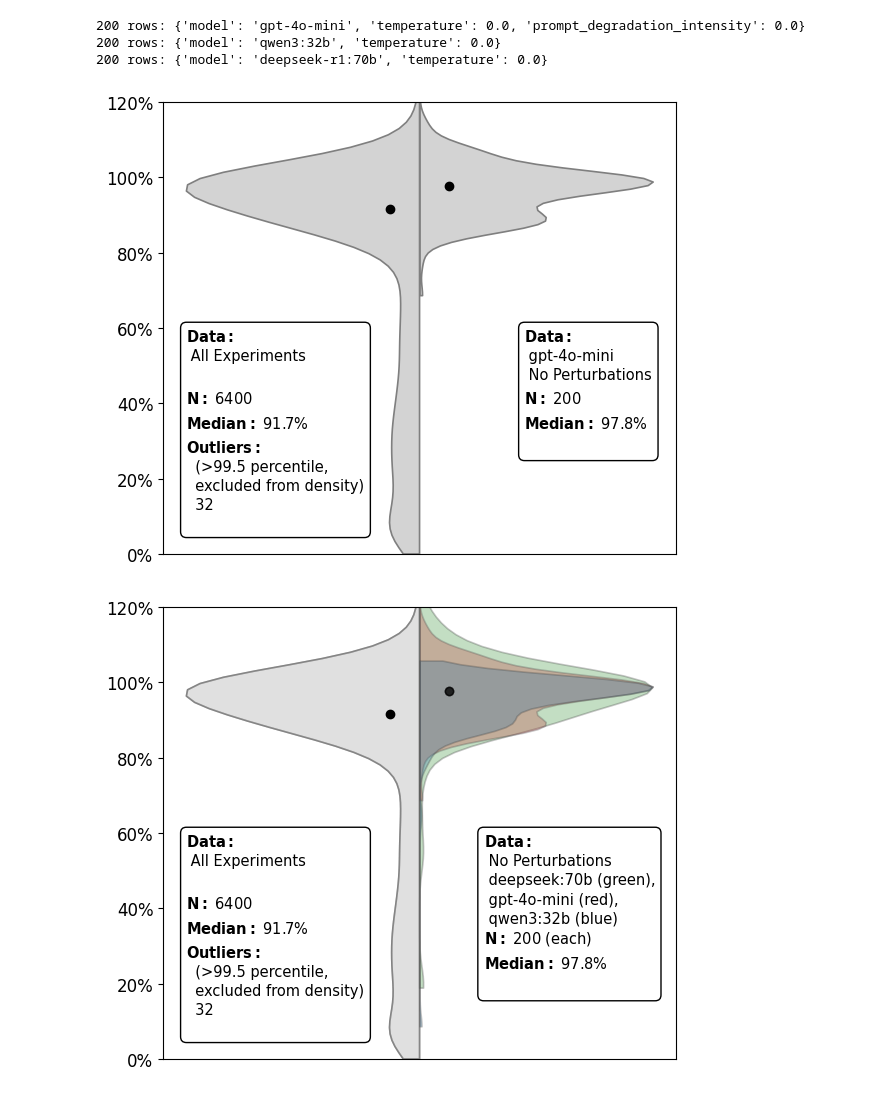
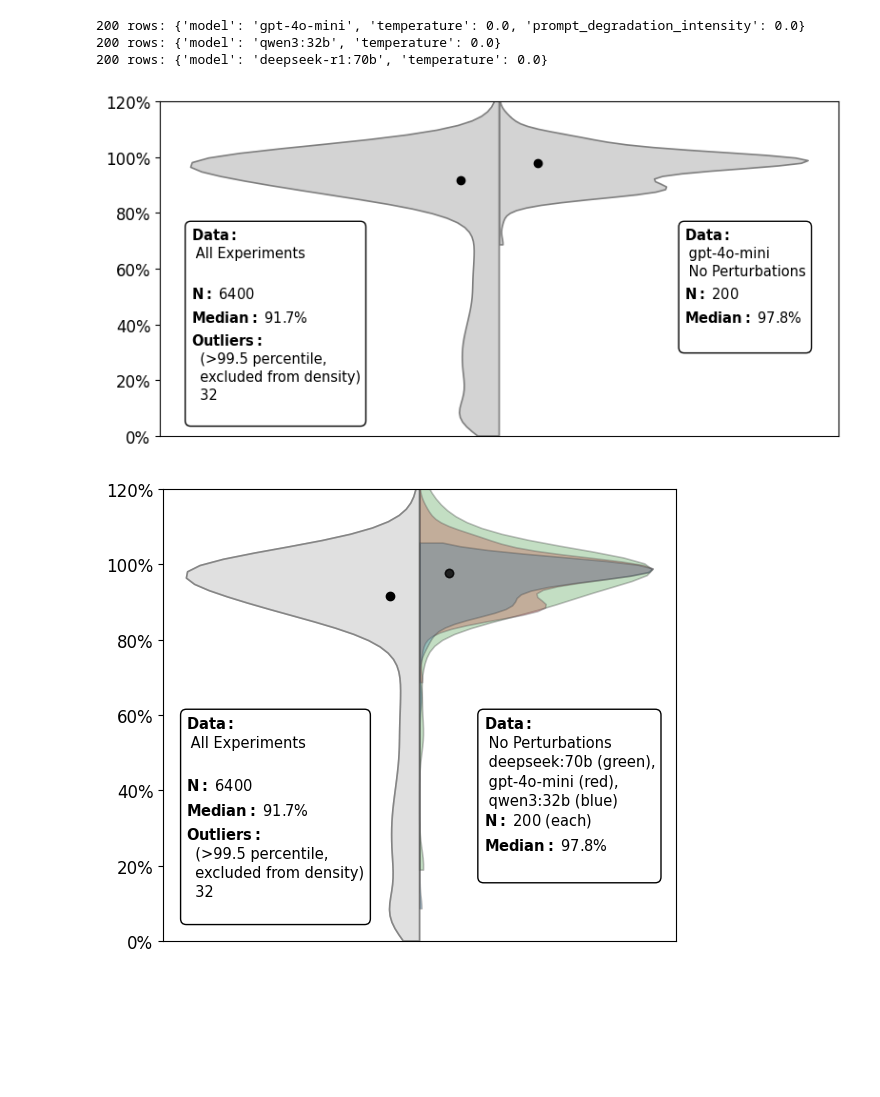
Before and after one commit to janek-gross/experiments, a Jupyter notebook: notebooks/4_Descriptive_Statistics.ipynb, the cells around one changed output. Cells and saved outputs as stored; diff of their text form; code cells hidden in the pictures; blank space fills up the shorter version.

Commit message:
chore(figures): slight updates to figure 3 and 4

```diff
--- a/notebooks/4_Descriptive_Statistics.ipynb
+++ b/notebooks/4_Descriptive_Statistics.ipynb
@@ -350,7 +350,7 @@ y_min = min(lb1, lb2)
 y_max = max(ub1, ub2)
 
 # Plot
-fig, ax = plt.subplots(figsize=(6, 5))
+fig, ax = plt.subplots(figsize=(8, 4))
 
 sns.violinplot(
     data=df_trimmed,
@@ -358,37 +358,37 @@ sns.violinplot(
     y="property_ratio",
     hue="Model",
     split=True,
     inner=None,
     linewidth=1.2,
     palette=["lightgray", "lightgray"],
     cut=0,
     ax=ax
 )
 
 # Add medians (original data)
 ax.plot(-0.05, med2, 'o', color='black', markersize=6, zorder=3)
 ax.plot(+0.05, med1, 'o', color='black', markersize=6, zorder=3)
 
 # Y-axis
 ax.set_ylim(0, 1.2)
 ax.set_ylabel("")
 ax.set_xlabel("")
 ax.set_xticks([])
 ax.yaxis.set_major_formatter(plt.FuncFormatter(lambda y, _: '{:.0f}%'.format(y * 100)))
 ax.tick_params(axis='y', labelsize=12)
 ax.legend_.remove()
 
 # Annotations
-ax.text(-0.4, y_min + 0.60, desc2, fontsize=10.5, va='top', ha='left', linespacing=0.15,
+ax.text(-0.4, y_min + 0.75, desc2, fontsize=10.5, va='top', ha='left', linespacing=0.15,
         bbox=dict(boxstyle='round,pad=0.4', edgecolor='black', facecolor='white'))
-ax.text(0.18, y_min + 0.60, desc1, fontsize=10.5, va='top', ha='left', linespacing=0.15,
+ax.text(0.24, y_min + 0.75, desc1, fontsize=10.5, va='top', ha='left', linespacing=0.15,
         bbox=dict(boxstyle='round,pad=0.4', edgecolor='black', facecolor='white'))
 
 plt.tight_layout()
-plt.savefig('figure3.svg', dpi=300, bbox_inches='tight')
+plt.savefig('figure3.pdf', dpi=300, bbox_inches='tight')
 plt.show()
 # %% [output]
-[figure, old version]
+[figure, new version]
 # %%
 # Remove outliers (>99.5th percentile based on each dataset)
 from gradio.monitoring_dashboard import data
```
Also changed, not shown: 1 other file.
